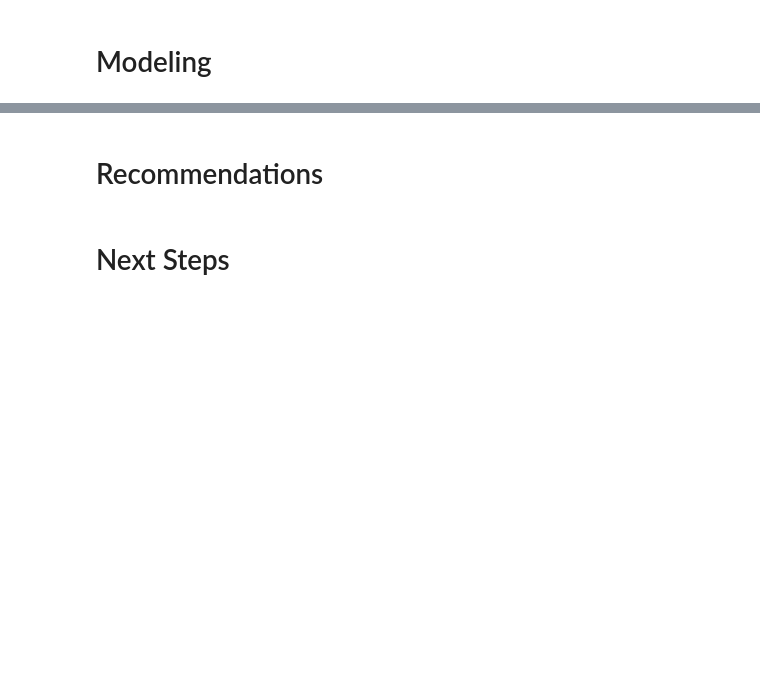
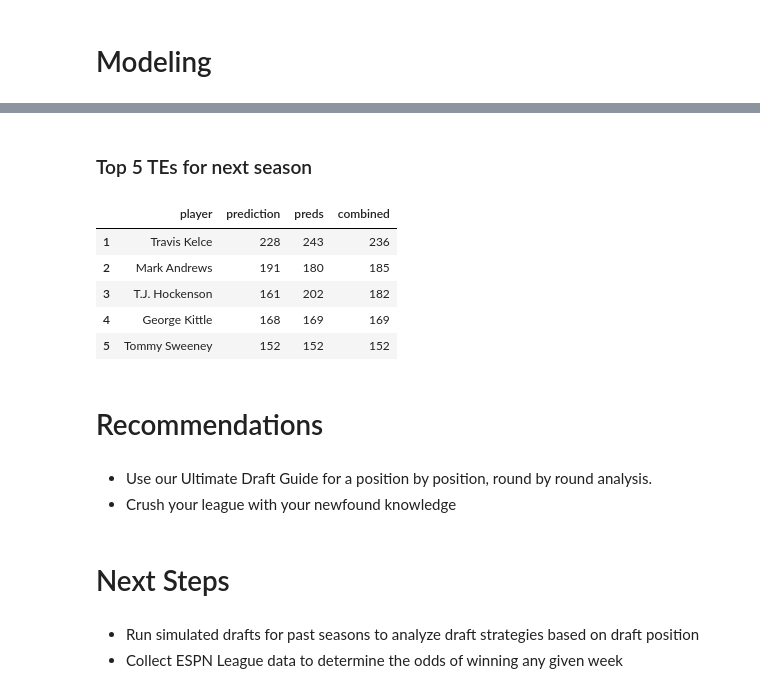
Before and after one commit to ffb-optimal-draft/ffb-draft-strategy, a Jupyter notebook: final_notebook.ipynb, the cells around one changed output, grey strips where cells are left out. Cells and saved outputs as stored; diff of their text form; code cells hidden in the pictures; blank space fills up the shorter version.

```diff
--- a/final_notebook.ipynb
+++ b/final_notebook.ipynb
@@ -190,4 +194,22 @@ pos_2022.sort_values('preds',ascending = False).head(12)
+# %% [markdown]
+### Top 5 TEs for next season
+# %%
+te_preds = pd.read_csv('te_pred_comb.csv',index_col=0)
+te_preds.head()
+# %% [output]
+|  | player | prediction | preds | combined |
+| 1 | Travis Kelce | 228 | 243 | 236 |
+| 2 | Mark Andrews | 191 | 180 | 185 |
+| 3 | T.J. Hockenson | 161 | 202 | 182 |
+| 4 | George Kittle | 168 | 169 | 169 |
+| 5 | Tommy Sweeney | 152 | 152 | 152 |
 # %% [markdown]
 # Recommendations
+# %% [markdown]
+- Use our Ultimate Draft Guide for a position by position, round by round analysis.
+- Crush your league with your newfound knowledge
 # %% [markdown]
 # Next Steps
+# %% [markdown]
+- Run simulated drafts for past seasons to analyze draft strategies based on draft position
+- Collect ESPN League data to determine the odds of winning any given week
```
Also changed, not shown: parts of 12 cells of this notebook, 1 other file.
